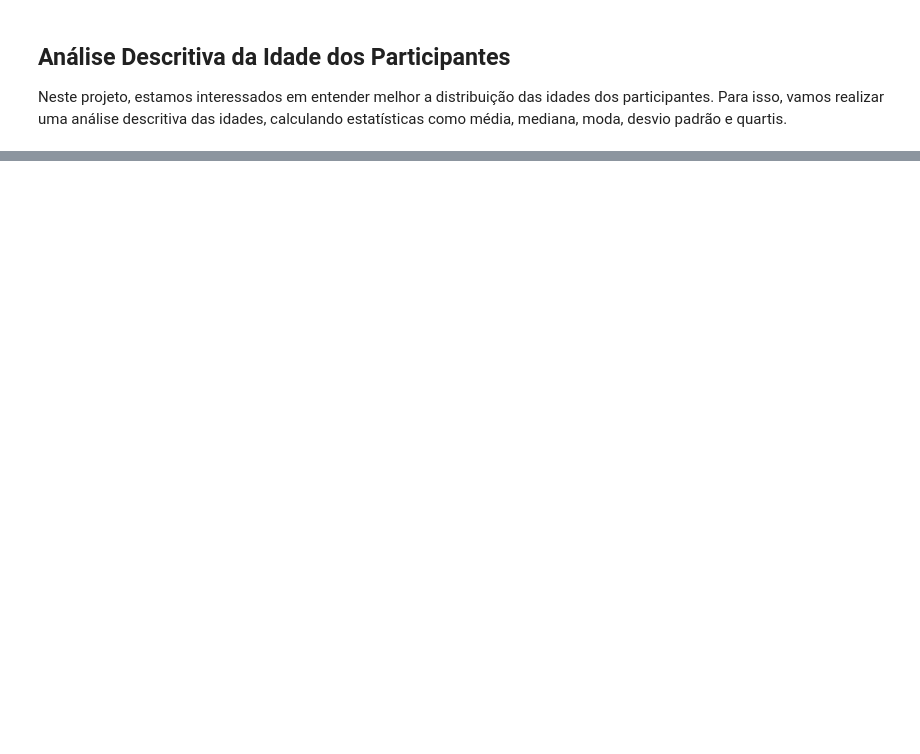
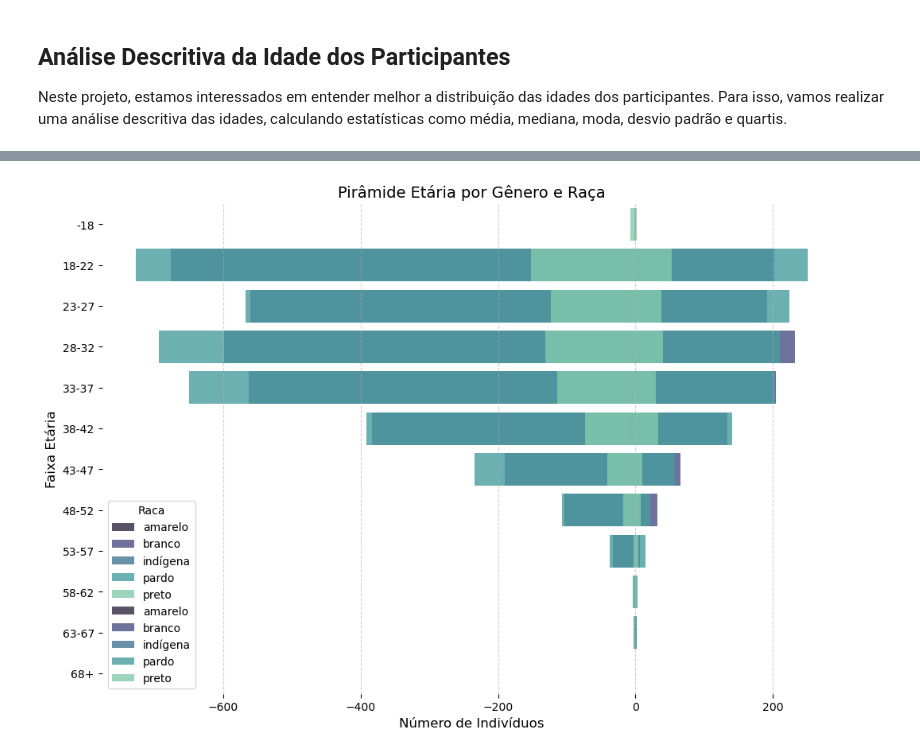
Before and after one commit to pedrolustosab/AdaHack-Dados, a Jupyter notebook: EAD_db.ipynb, the cells around one changed output, grey strips where cells are left out. Drawn from its saved outputs; the diff is of its cells as text; code cells hidden in the pictures; blank space fills up the shorter version.

```diff
--- a/EAD_db.ipynb
+++ b/EAD_db.ipynb
@@ -330,0 +385,28 @@ print("q3 (terceiro quartil) = ", np.quantile(idades_array, 0.75))
+# %%
+# Contando o número de indivíduos por faixa etária, gênero e raça
+count_f = df[df['Genero'] == 'F'].groupby('Faixa_Etaria')['Raca'].value_counts().unstack().fillna(0).stack().reset_index(name='count')
+count_m = df[df['Genero'] == 'M'].groupby('Faixa_Etaria')['Raca'].value_counts().unstack().fillna(0).stack().reset_index(name='count')
+
+# Criando a pirâmide etária com Seaborn
+plt.figure(figsize=(12, 8))
+
+# Mulheres
+sns.barplot(x='count', y='Faixa_Etaria', hue='Raca', data=count_f, palette='mako', dodge=False, alpha=0.8)
+
+# Homens
+sns.barplot(x=-count_m['count'], y='Faixa_Etaria', hue='Raca', data=count_m, palette='mako', dodge=False, alpha=0.8)
+
+# Estilização do gráfico
+plt.xlabel('Número de Indivíduos', fontsize=12)
+plt.ylabel('Faixa Etária', fontsize=12)
+plt.title('Pirâmide Etária por Gênero e Raça', fontsize=14)
+plt.xticks(fontsize=10)
+plt.yticks(fontsize=10)
+plt.grid(axis='x', linestyle='--', alpha=0.6)
+
+# Removendo bordas desnecessárias
+sns.despine(left=True, bottom=True)
+
+plt.show()
+# %% [output]
+[figure, added]
```
Also changed, not shown: parts of 13 cells of this notebook.
